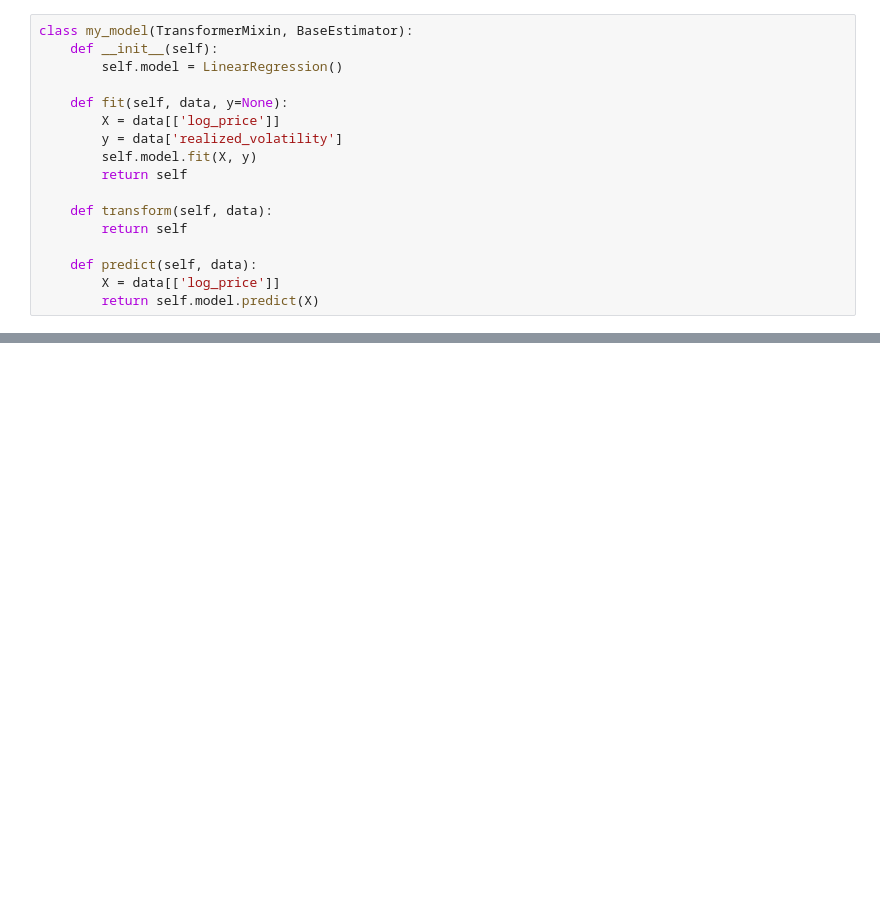
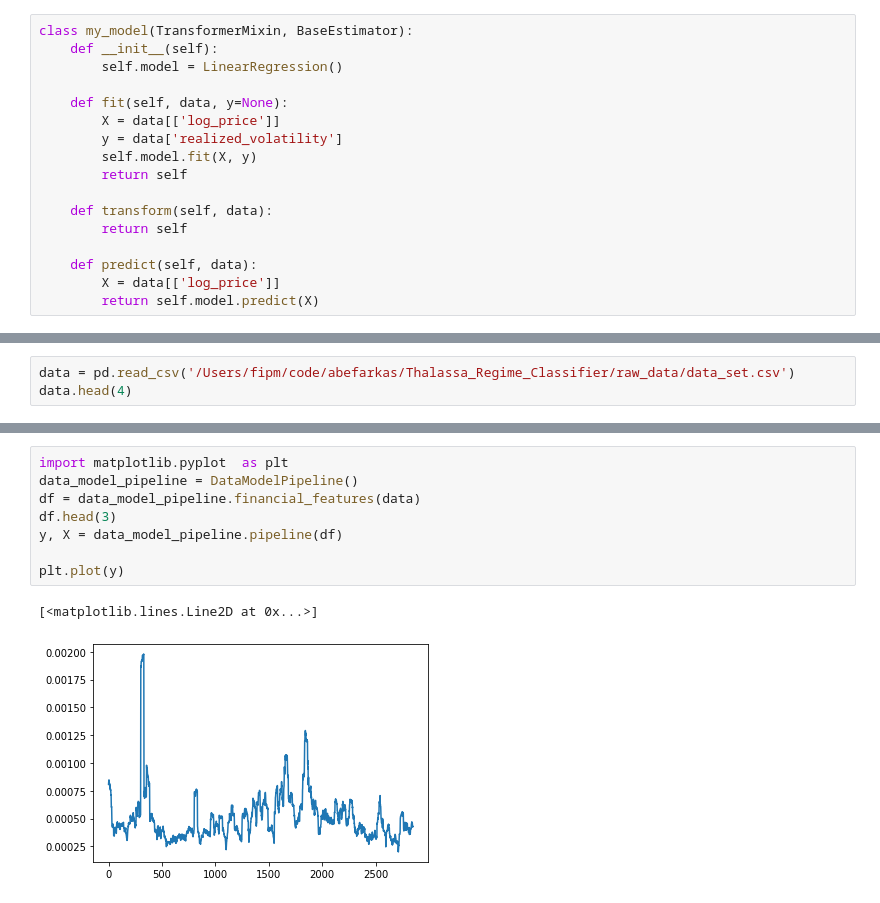
Before and after one commit to abefarkas/Thalassa_Regime_Classifier, a Jupyter notebook: notebooks/FIPM_pipeline_regime_model.ipynb, the cells around one changed output, grey strips where cells are left out. Cells and saved outputs as stored; diff of their text form; blank space fills up the shorter version.

Commit message:
data-model flow for training and streamming data

```diff
--- a/notebooks/FIPM_pipeline_regime_model.ipynb
+++ b/notebooks/FIPM_pipeline_regime_model.ipynb
@@ -178,0 +92,3 @@ array([8.57849646e-05, 8.57849646e-05, 8.57849646e-05, ...,
+# %%
+data = pd.read_csv('/Users/fipm/code/abefarkas/Thalassa_Regime_Classifier/raw_data/data_set.csv')
+data.head(4)
@@ -178,0 +186,11 @@ array([8.57849646e-05, 8.57849646e-05, 8.57849646e-05, ...,
+# %%
+import matplotlib.pyplot  as plt
+data_model_pipeline = DataModelPipeline()
+df = data_model_pipeline.financial_features(data)
+df.head(3)
+y, X = data_model_pipeline.pipeline(df)
+
+plt.plot(y)
+# %% [output]
+[<matplotlib.lines.Line2D at 0x...>]
+[figure, added]
```
Also changed, not shown: parts of 12 cells of this notebook, 1 other file.
